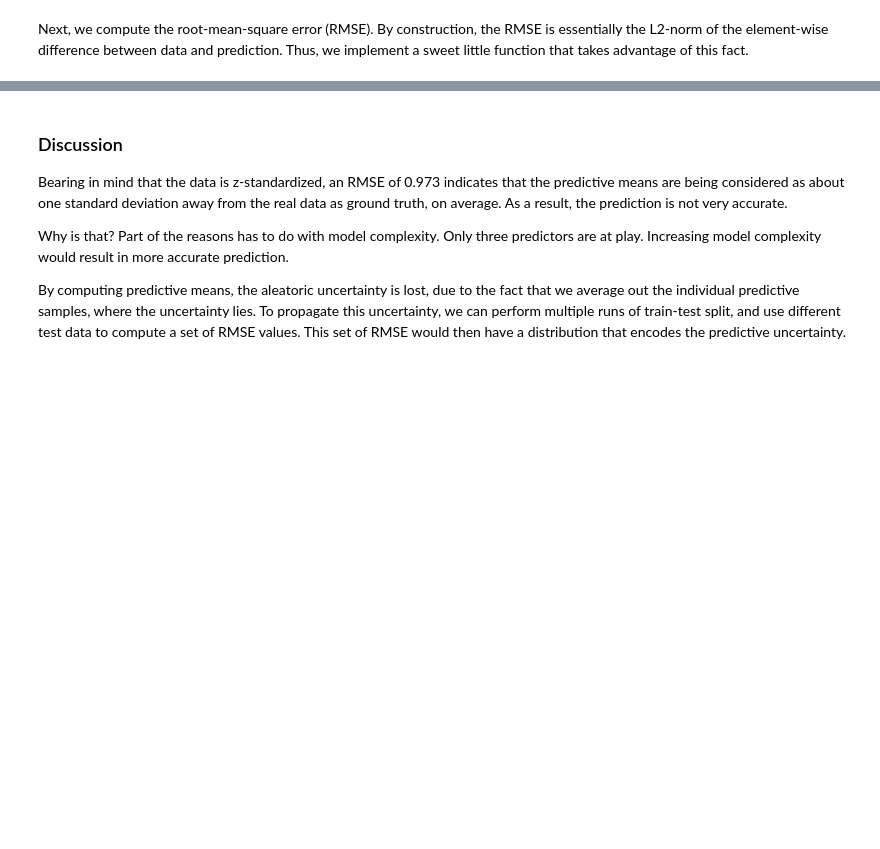
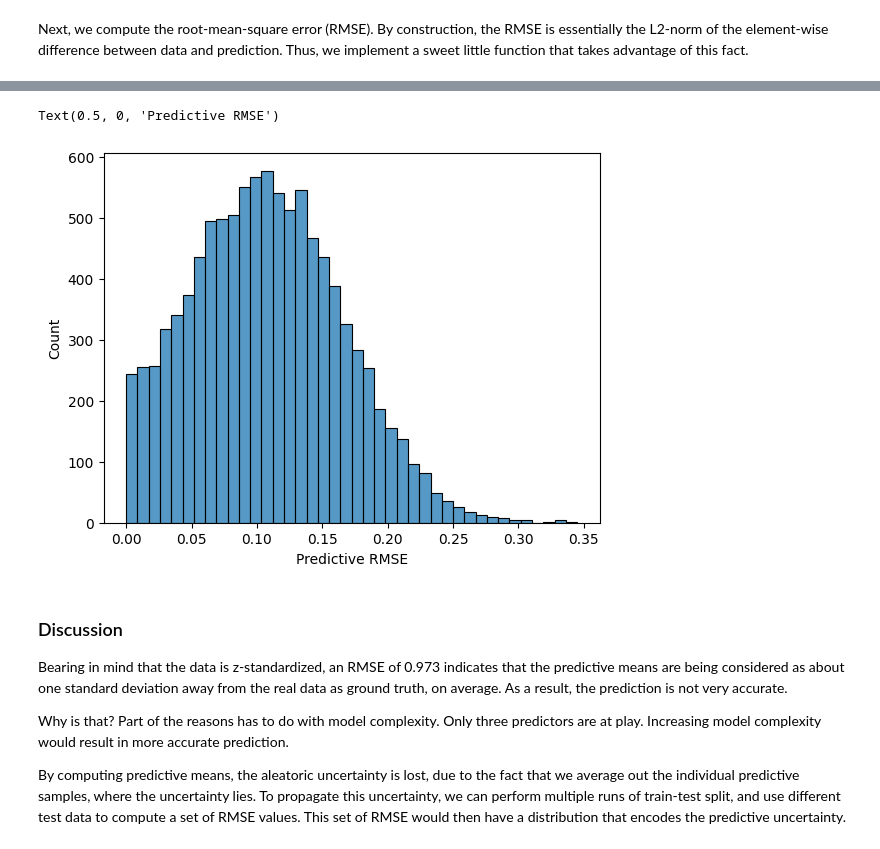
Before and after one commit to jerrymhuang/DreamDrone, a Jupyter notebook: CM03/Bayesian_Insurance.ipynb, the cells around one changed output, grey strips where cells are left out. Saved outputs shown, nothing was run; the diff lists cells and outputs as text; code cells hidden in the pictures; blank space fills up the shorter version.

```diff
--- a/CM03/Bayesian_Insurance.ipynb
+++ b/CM03/Bayesian_Insurance.ipynb
@@ -287,5 +305,5 @@ To eliminate doubt, we also implement the equation in raw form.
 # %%
 ## Validate that the result is correct by performing a raw calculation through direct implementation, in case of doubt.
-rmse_manual = np.sqrt(np.sum((pred_samples.mean() - test_data[:,-1])**2) / test_data[:,-1].shape[0])
+rmse_manual = np.sqrt(np.mean(pred_samples - test_data[:,-1], axis=1)**2)
 rmse_manual
 # %% [output]
@@ -293,3 +323,9 @@ rmse_manual
+# %%
+sns.histplot(rmse_manual, bins=40)
+plt.xlabel('Predictive RMSE')
+# %% [output]
+Text(0.5, 0, 'Predictive RMSE')
+[figure, added]
 # %% [markdown]
 ### Discussion
 
```
Also changed, not shown: parts of 14 cells of this notebook.
